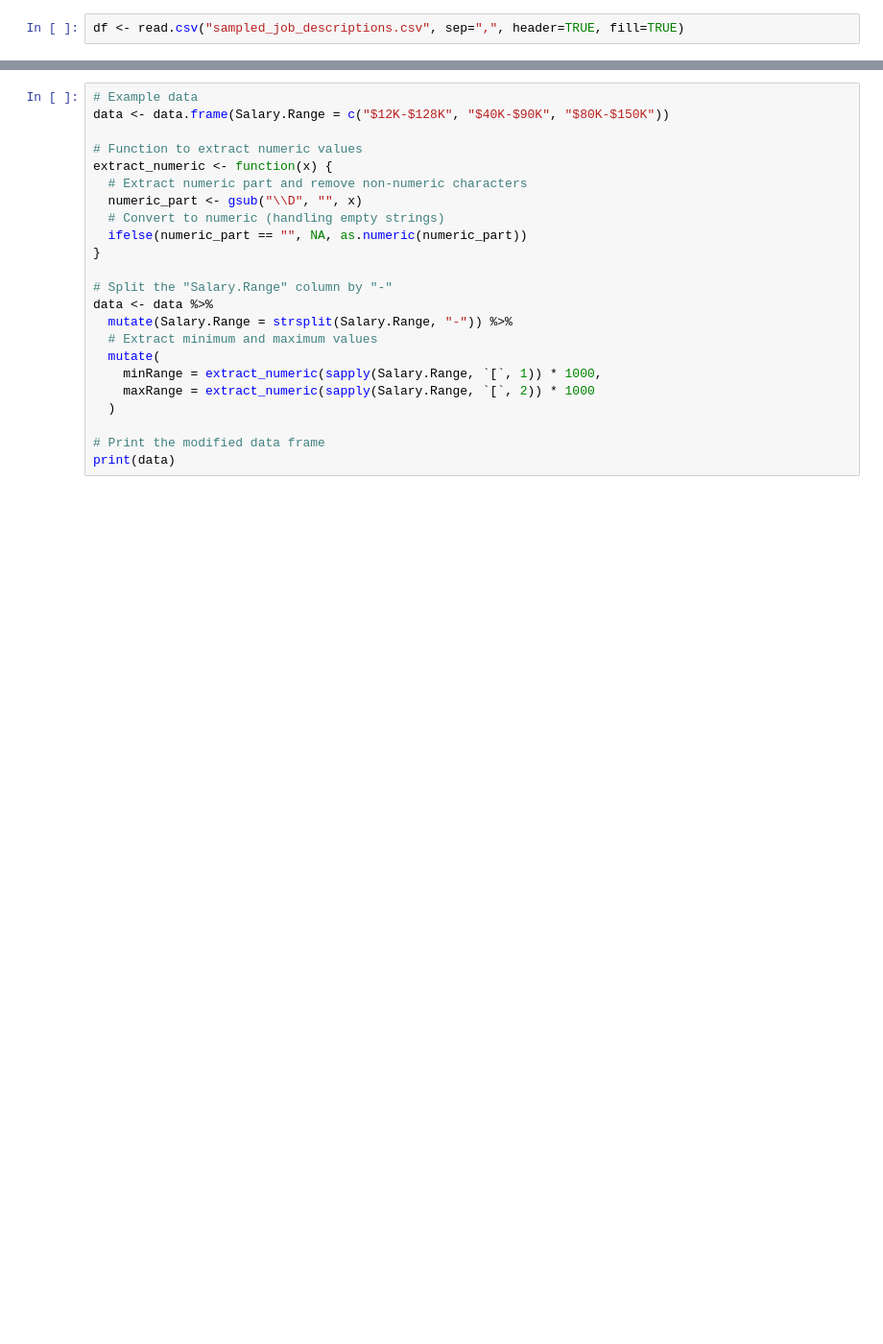
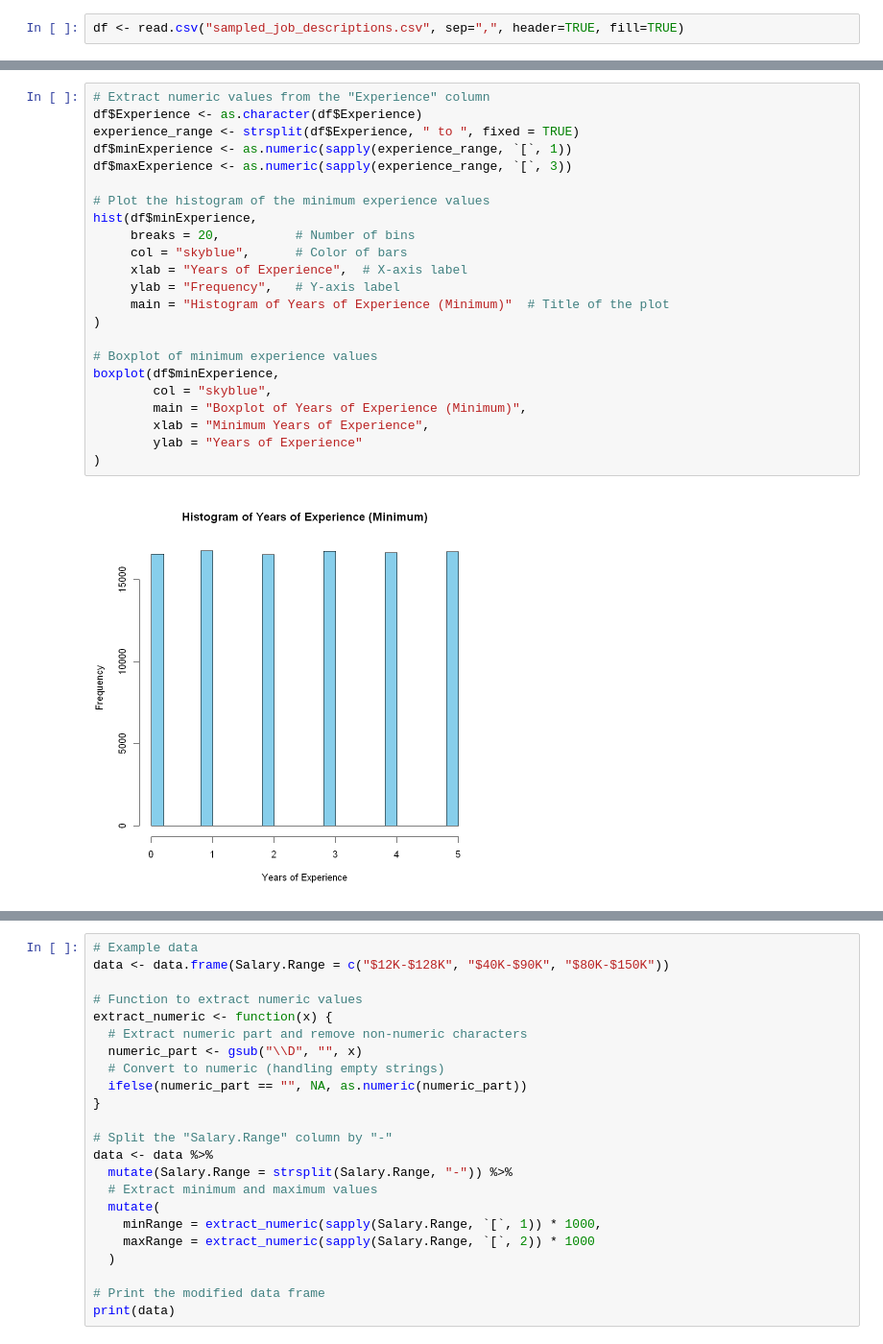
Before and after one commit to ngyh6726/MH3511_R_Project, a Jupyter notebook: Job_Descriptions.ipynb, the cells around one changed output, grey strips where cells are left out. Shown: that part at 96% size. Cells and saved outputs as stored; diff of their text form; blank space fills up the shorter version.

Commit message:
did some data visualization

```diff
--- a/Job_Descriptions.ipynb
+++ b/Job_Descriptions.ipynb
@@ -5,0 +45,25 @@ library(dplyr)
+# %%
+# Extract numeric values from the "Experience" column
+df$Experience <- as.character(df$Experience)
+experience_range <- strsplit(df$Experience, " to ", fixed = TRUE)
+df$minExperience <- as.numeric(sapply(experience_range, `[`, 1))
+df$maxExperience <- as.numeric(sapply(experience_range, `[`, 3))
+
+# Plot the histogram of the minimum experience values
+hist(df$minExperience,
+     breaks = 20,          # Number of bins
+     col = "skyblue",      # Color of bars
+     xlab = "Years of Experience",  # X-axis label
+     ylab = "Frequency",   # Y-axis label
+     main = "Histogram of Years of Experience (Minimum)"  # Title of the plot
+)
+
+# Boxplot of minimum experience values
+boxplot(df$minExperience,
+        col = "skyblue",
+        main = "Boxplot of Years of Experience (Minimum)",
+        xlab = "Minimum Years of Experience",
+        ylab = "Years of Experience"
+)
+# %% [output]
+[figure, added]
```
Also changed, not shown: parts of 20 cells of this notebook.
